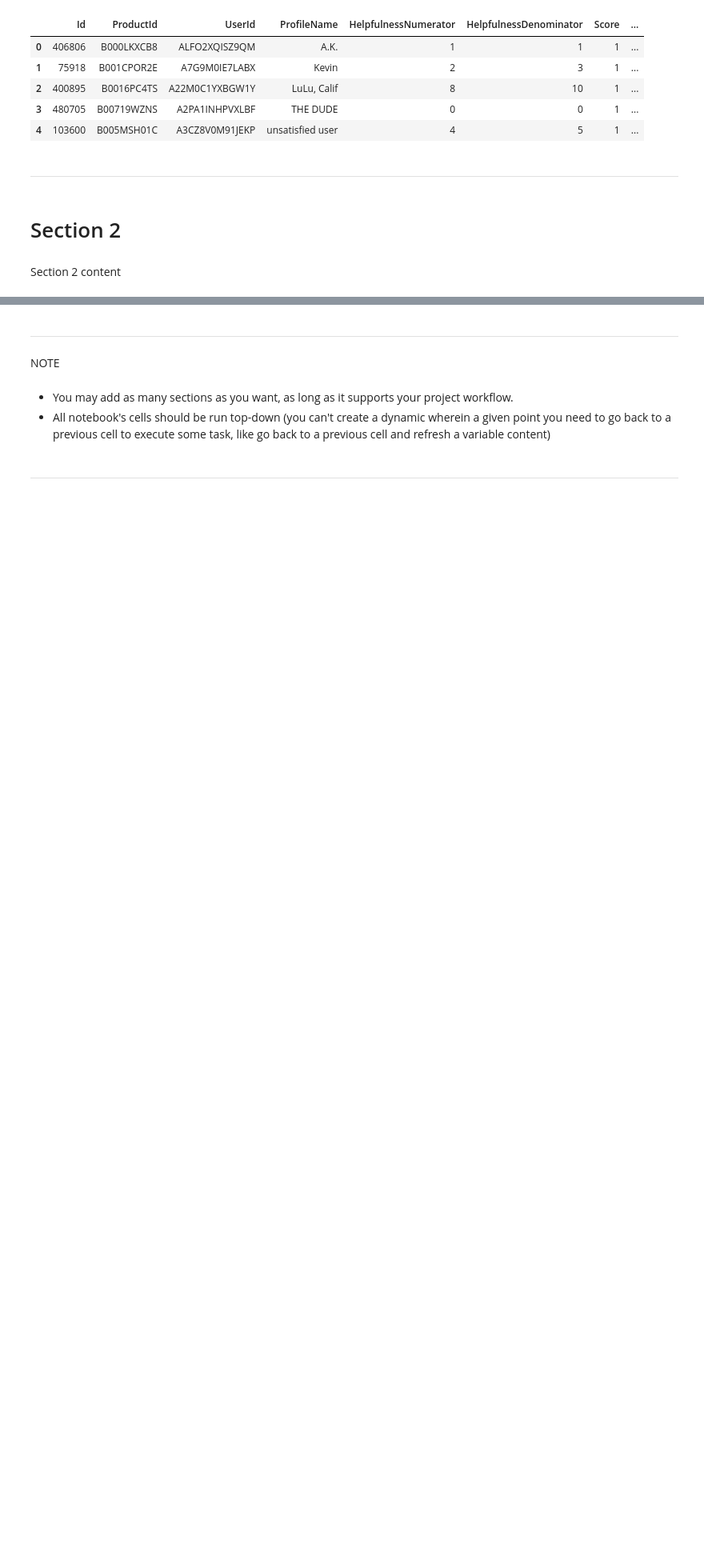
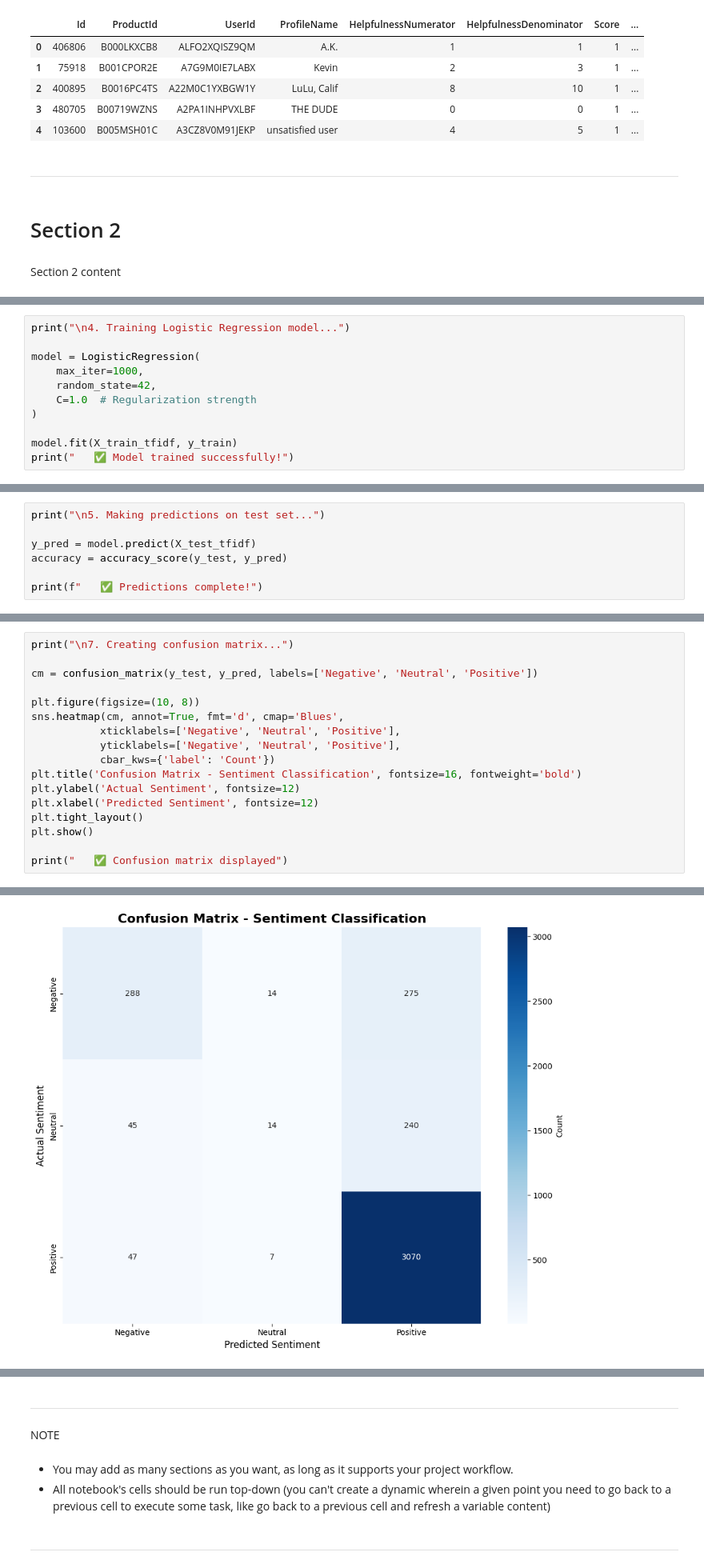
Before and after one commit to AmuKanda99/ci-hackathon-sentiment-analysis-of-product-reviews, a Jupyter notebook: jupyter_notebooks/Notebook_Template copy.ipynb, the cells around one changed output, grey strips where cells are left out. Shown: that part at 80% size. Cells and saved outputs as stored; diff of their text form; blank space fills up the shorter version.

Commit message:
Add ML model

```diff
--- a/jupyter_notebooks/Notebook_Template copy.ipynb
+++ b/jupyter_notebooks/Notebook_Template copy.ipynb
@@ -87,0 +153,11 @@ Section 2 content
+# %%
+print("\n4. Training Logistic Regression model...")
+
+model = LogisticRegression(
+    max_iter=1000,
+    random_state=42,
+    C=1.0  # Regularization strength
+)
+
+model.fit(X_train_tfidf, y_train)
+print("   ✅ Model trained successfully!")
@@ -87,0 +167,7 @@ Section 2 content
+# %%
+print("\n5. Making predictions on test set...")
+
+y_pred = model.predict(X_test_tfidf)
+accuracy = accuracy_score(y_test, y_pred)
+
+print(f"   ✅ Predictions complete!")
@@ -87,0 +205,18 @@ Section 2 content
+# %%
+print("\n7. Creating confusion matrix...")
+
+cm = confusion_matrix(y_test, y_pred, labels=['Negative', 'Neutral', 'Positive'])
+
+plt.figure(figsize=(10, 8))
+sns.heatmap(cm, annot=True, fmt='d', cmap='Blues',
+           xticklabels=['Negative', 'Neutral', 'Positive'],
+           yticklabels=['Negative', 'Neutral', 'Positive'],
+           cbar_kws={'label': 'Count'})
+plt.title('Confusion Matrix - Sentiment Classification', fontsize=16, fontweight='bold')
+plt.ylabel('Actual Sentiment', fontsize=12)
+plt.xlabel('Predicted Sentiment', fontsize=12)
+plt.tight_layout()
+plt.show()
+
+print("   ✅ Confusion matrix displayed")
+# %% [output]
@@ -87,0 +224 @@ Section 2 content
+[figure, added]
```
Also changed, not shown: parts of 10 cells of this notebook.
